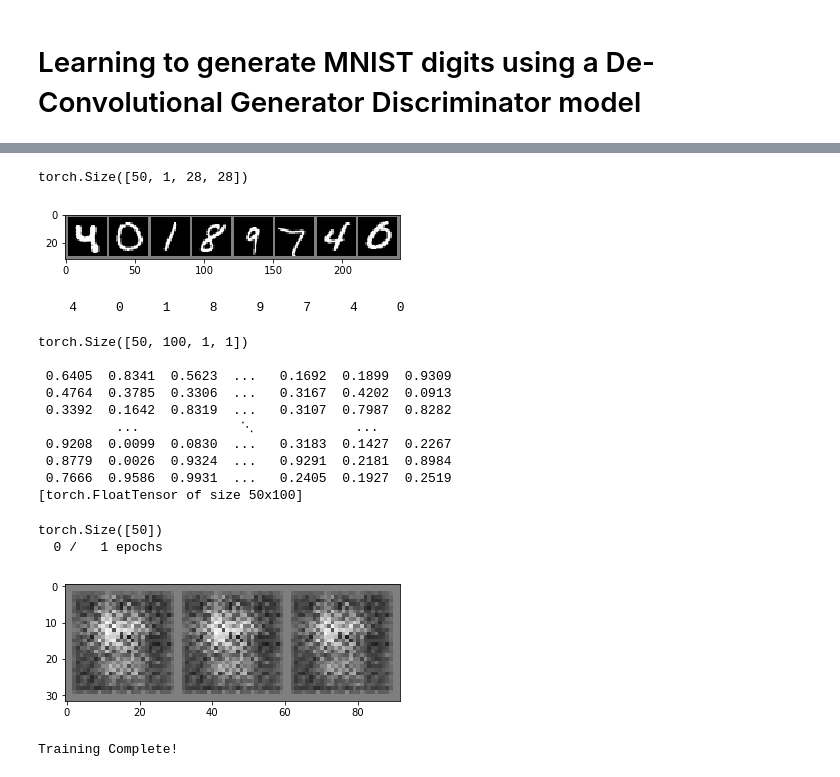
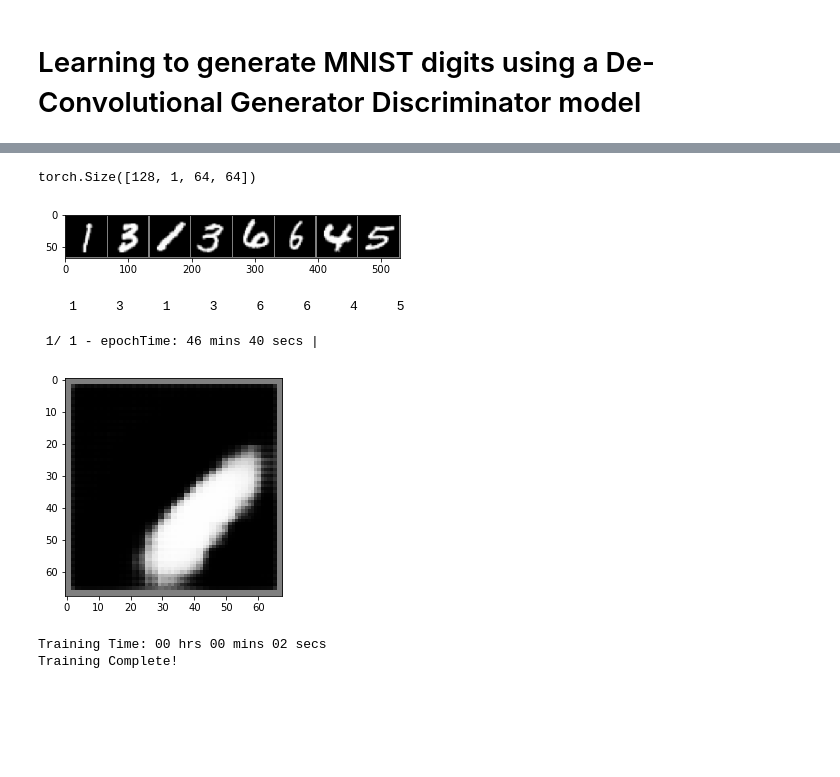
Before and after one commit to sharanry/dcgan-pytorch, a Jupyter notebook: DCGAN on MNIST.ipynb, the cells around one changed output, grey strips where cells are left out. Saved outputs shown, nothing was run; the diff lists cells and outputs as text; code cells hidden in the pictures; blank space fills up the shorter version.

Commit message:
Make GPU ready, fix training to use all data, calc time

```diff
--- a/DCGAN on MNIST.ipynb
+++ b/DCGAN on MNIST.ipynb
@@ -134,26 +156,29 @@ class Discriminator(nn.Module):
 # %%
 # define transform
-transform = transforms.Compose([
-    transforms.ToTensor(),
-    transforms.Normalize((0.5, 0.5, 0.5), (0.5, 0.5, 0.5))
-])
+def get_data(img_size = 64, batch_size=128):
+    transform = transforms.Compose([
+        transforms.Resize(img_size),
+        transforms.ToTensor(),
+        transforms.Normalize((0.5, 0.5, 0.5), (0.5, 0.5, 0.5))
+    ])
 
-trainset = torchvision.datasets.MNIST(root='./data', train=True, download=True, transform=transform, )
-trainloader = torch.utils.data.DataLoader(trainset, batch_size=50, shuffle=True, num_workers=1 )
-# train_data_iter = iter(torch.Tensor(trainloader))
-testset = torchvision.datasets.MNIST(root='./data', train=False, download=True, transform=transform)
-testloader = torch.utils.data.DataLoader(trainset, batch_size=50, shuffle=True, num_workers=1 )
+    trainset = torchvision.datasets.MNIST(root='./data', train=True, download=True, transform=transform, )
+    trainloader = torch.utils.data.DataLoader(trainset, batch_size=batch_size, shuffle=True, num_workers=1 )
+    # train_data_iter = iter(torch.Tensor(trainloader))
+#     testset = torchvision.datasets.MNIST(root='./data', train=False, download=True, transform=transform)
+#     testloader = torch.utils.data.DataLoader(trainset, batch_size=50, shuffle=True, num_workers=1 )
 
-classes = (0, 1, 2, 3, 4, 5, 6, 7, 8, 9)
+    classes = (0, 1, 2, 3, 4, 5, 6, 7, 8, 9)
+    return trainloader, classes
 # %%
-def imshow(img):
-
+def imshow(img, use_gpu=use_gpu):
+    if use_gpu: img=img.cpu()
     img = img/2 + 0.5 # unnormalize
     npimg = img.numpy()
 #     Permute the axes
     plt.imshow(np.transpose(npimg, (1, 2, 0)))
     plt.show()
-
+trainloader, classes = get_data()
 dataiter = iter(trainloader)
 images, labels = dataiter.next()
 print(images.size())
@@ -162,29 +187,18 @@ images, labels = images[0:8], labels[0:8]
 imshow(torchvision.utils.make_grid(images))
 print(" ".join("%5s" % classes[labels[j]] for j in range(len(labels))))
 # %% [output]
-torch.Size([50, 1, 28, 28])
+torch.Size([128, 1, 64, 64])
-[figure, old version]
+[figure, new version]
-    4     0     1     8     9     7     4     0
+    1     3     1     3     6     6     4     5
 # %%
-def g_sampler(batch=50):
-    return torch.rand([batch, 100, 1, 1])
-print(g_sampler().size())
-print(g_sampler().squeeze())
+def g_sampler(batch_size):
+    return torch.rand([batch_size, 100, 1, 1])
+# print(g_sampler().size())
+# print(g_sampler().squeeze())
-# %% [output]
-torch.Size([50, 100, 1, 1])
-
- 0.6405  0.8341  0.5623  ...   0.1692  0.1899  0.9309
- 0.4764  0.3785  0.3306  ...   0.3167  0.4202  0.0913
- 0.3392  0.1642  0.8319  ...   0.3107  0.7987  0.8282
-          ...             ⋱             ...
- 0.9208  0.0099  0.0830  ...   0.3183  0.1427  0.2267
- 0.8779  0.0026  0.9324  ...   0.9291  0.2181  0.8984
- 0.7666  0.9586  0.9931  ...   0.2405  0.1927  0.2519
-[torch.FloatTensor of size 50x100]
 # %%
 G = Generator()
 D = Discriminator()
 criterion = nn.BCELoss()
-d_optimizer = optim.Adam(D.parameters())
+d_optimizer = optim.Adam(D.parameters(), lr=0.0002, betas=(0.5, 0.999))
 g_optimizer = optim.Adam(G.parameters())
 # %%
@@ -228,16 +272,18 @@ def training(G, D, criterion, d_optimizer, g_optimizer, dataiter, g_sampler, num
 # %%
 training(G=G,
          D=D,
          criterion=criterion,
          d_optimizer=d_optimizer,
          g_optimizer=g_optimizer,
          g_sampler=g_sampler,
-         dataiter=dataiter
+         batch_size=1,
+         num_epochs=1,
+         epoch_int=1,
         )
 # %% [output]
-torch.Size([50])
-  0 /   1 epochs
+ 1/ 1 - epochTime: 46 mins 40 secs |
-[figure, old version]
+[figure, new version]
+Training Time: 00 hrs 00 mins 02 secs
 Training Complete!
 # %%
 torch.LongTensor(np.ones([50])).size()
```
Also changed, not shown: parts of 8 cells of this notebook.
